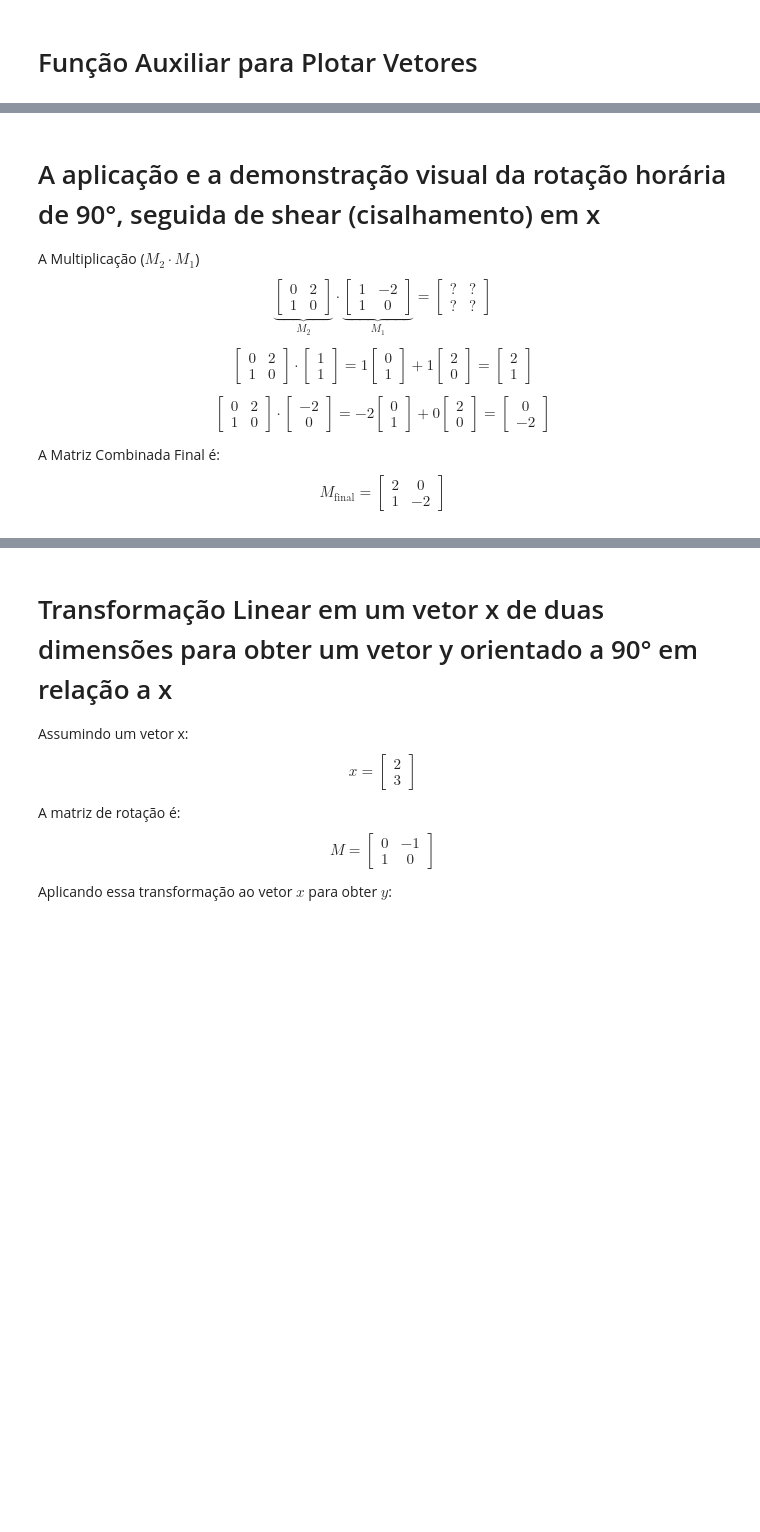
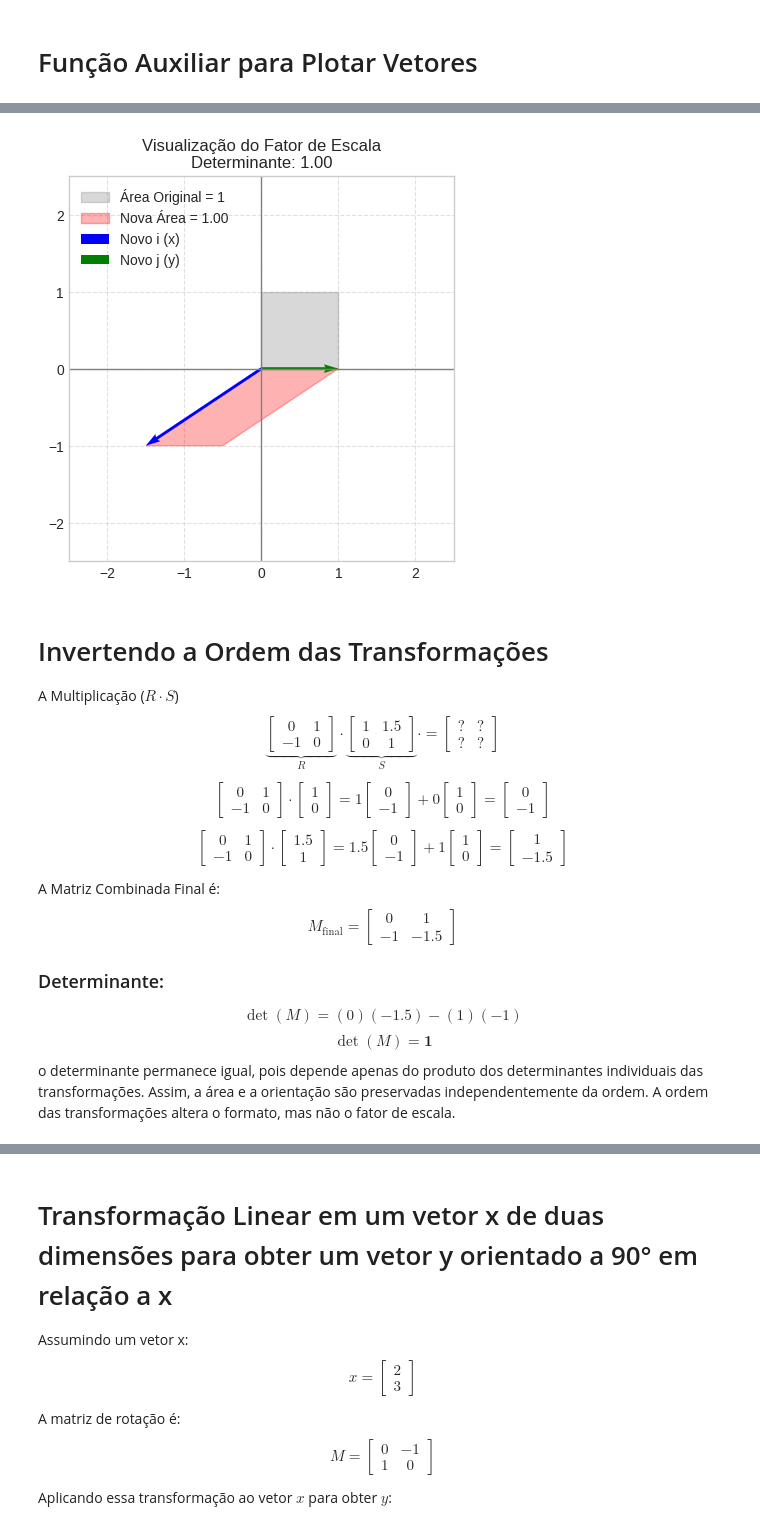
Before and after one commit to Jhonatabz/matematica-computacional-cc-2025, a Jupyter notebook: matematica_computacional_atividade1.ipynb, the cells around one changed output, grey strips where cells are left out. Saved outputs shown, nothing was run; the diff lists cells and outputs as text; code cells hidden in the pictures; blank space fills up the shorter version.

```diff
--- a/matematica_computacional_atividade1.ipynb
+++ b/matematica_computacional_atividade1.ipynb
@@ -46,10 +84,78 @@ def plot_vetores(vetores, cores, legendas, titulo):
+# %%
+def visualizar_transformacao_area(matriz, titulo):
+
+    plt.figure(figsize=(5, 5))
+    ax = plt.gca()
+
+    # Definir o Quadrado Unitário (Base Original)
+    i_unitario = np.array([1, 0])
+    j_unitario = np.array([0, 1])
+
+    # Coordenadas do quadrado
+    quadrado_x = [0, 1, 1, 0]
+    quadrado_y = [0, 0, 1, 1]
+
+    # Plota a área original
+    plt.fill(quadrado_x, quadrado_y, color='gray', alpha=0.3, label='Área Original = 1')
+
+    # Calcular os Vetores Transformados pela Matriz
+    novo_i = matriz @ i_unitario
+    novo_j = matriz @ j_unitario
+
+    # Definir o Paralelogramo Transformado
+    # O quarto ponto do paralelogramo é a soma vetorial (novo_i + novo_j)
+    soma_vetores = novo_i + novo_j
+
+    para_x = [0, novo_i[0], soma_vetores[0], novo_j[0]]
+    para_y = [0, novo_i[1], soma_vetores[1], novo_j[1]]
+
+    # Plota a nova área
+    det = np.linalg.det(matriz)
+    plt.fill(para_x, para_y, color='red', alpha=0.3, label=f'Nova Área = {abs(det):.2f}')
+
+    # 4. Desenhar os Vetores por cima para referência
+    origem = [0, 0]
+    ax.quiver(*origem, *novo_i, angles='xy', scale_units='xy', scale=1, color='blue', label='Novo i (x)')
+    ax.quiver(*origem, *novo_j, angles='xy', scale_units='xy', scale=1, color='green', label='Novo j (y)')
+
+    # Configurações visuais
+    todos_x = quadrado_x + para_x
+    todos_y = quadrado_y + para_y
+    max_limit = max(max(np.abs(todos_x)), max(np.abs(todos_y))) + 1
+
+    ax.set_xlim([-max_limit, max_limit])
+    ax.set_ylim([-max_limit, max_limit])
+    ax.axhline(0, color='grey', lw=1)
+    ax.axvline(0, color='grey', lw=1)
+    ax.set_aspect('equal')
+
+    plt.grid(True, linestyle='--', alpha=0.6)
+    plt.legend(loc='upper left')
+    plt.title(f"{titulo}\nDeterminante: {det:.2f}")
+    plt.show()
+
+
+# Definindo a Matriz Final
+m_final = np.array([
+    [-1.5, 1],
+    [-1, 0]
+])
+
+visualizar_transformacao_area(m_final, "Visualização do Fator de Escala")
+# %% [output]
+[figure, added]
 # %% [markdown]
-# A aplicação e a demonstração visual da rotação horária de 90°, seguida de shear (cisalhamento) em x
+# Invertendo a Ordem das Transformações
 
-A Multiplicação ($M_2 \cdot M_1$)$$\underbrace{\begin{bmatrix} 0 & 2 \\ 1 & 0 \end{bmatrix}}_{M_2} \cdot \underbrace{\begin{bmatrix} 1 & -2 \\ 1 & 0 \end{bmatrix}}_{M_1} = \begin{bmatrix} ? & ? \\ ? & ? \end{bmatrix}$$
+A Multiplicação ($R \cdot S$)$$\underbrace{\begin{bmatrix} 0 & 1 \\ -1 & 0 \end{bmatrix}}_{R} \cdot \underbrace{\begin{bmatrix} 1 & 1.5 \\ 0 & 1 \end{bmatrix}}_{S} \cdot = \begin{bmatrix} ? & ? \\ ? & ? \end{bmatrix}$$
 
-$$\begin{bmatrix} 0 & 2 \\ 1 & 0 \end{bmatrix} \cdot \begin{bmatrix} 1  \\ 1 \end{bmatrix} = 1 \begin{bmatrix} 0 \\ 1 \end{bmatrix} + 1 \begin{bmatrix} 2 \\ 0 \end{bmatrix} = \begin{bmatrix} 2 \\ 1\end{bmatrix}$$
+$$\begin{bmatrix} 0 & 1 \\ -1 & 0 \end{bmatrix} \cdot \begin{bmatrix} 1  \\ 0 \end{bmatrix} = 1 \begin{bmatrix} 0 \\ -1 \end{bmatrix} + 0 \begin{bmatrix} 1 \\ 0 \end{bmatrix} = \begin{bmatrix} 0 \\ -1\end{bmatrix}$$
 
-$$\begin{bmatrix} 0 & 2 \\ 1 & 0 \end{bmatrix} \cdot \begin{bmatrix} -2  \\ 0 \end{bmatrix} = -2 \begin{bmatrix} 0 \\ 1 \end{bmatrix} + 0 \begin{bmatrix} 2 \\ 0 \end{bmatrix} = \begin{bmatrix} 0 \\ -2\end{bmatrix}$$
+$$\begin{bmatrix} 0 & 1 \\ -1 & 0 \end{bmatrix} \cdot \begin{bmatrix} 1.5  \\ 1 \end{bmatrix} = 1.5 \begin{bmatrix} 0 \\ -1 \end{bmatrix} + 1 \begin{bmatrix} 1 \\ 0 \end{bmatrix} = \begin{bmatrix} 1 \\ -1.5\end{bmatrix}$$
 
-A Matriz Combinada Final é:$$M_{\text{final}} = \begin{bmatrix} 2 & 0 \\ 1 & -2 \end{bmatrix}$$
+A Matriz Combinada Final é:$$M_{\text{final}} = \begin{bmatrix} 0 & 1 \\ -1 & -1.5 \end{bmatrix}$$
+
+### Determinante:
+
+$$\det(M) = (0)(-1.5) - (1)(-1)$$$$\det(M) = \mathbf{1}$$
+o determinante permanece igual, pois depende apenas do produto dos determinantes individuais das transformações. Assim, a área e a orientação são preservadas independentemente da ordem. A ordem das transformações altera o formato, mas não o fator de escala.
```
Also changed, not shown: parts of 8 cells of this notebook.
